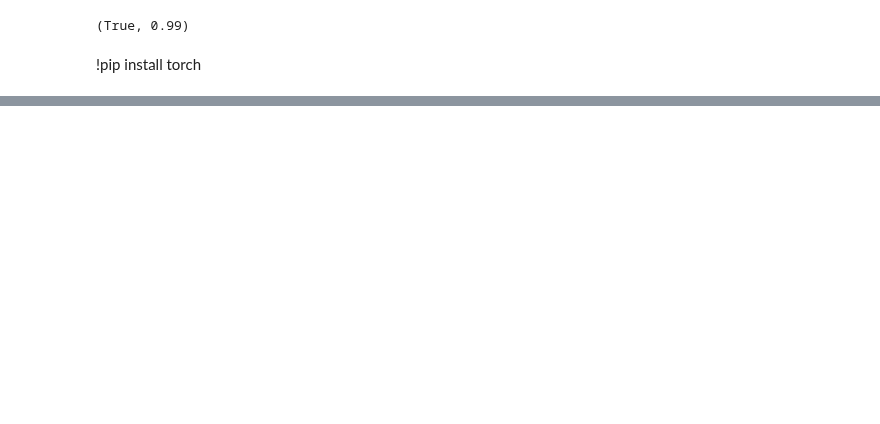
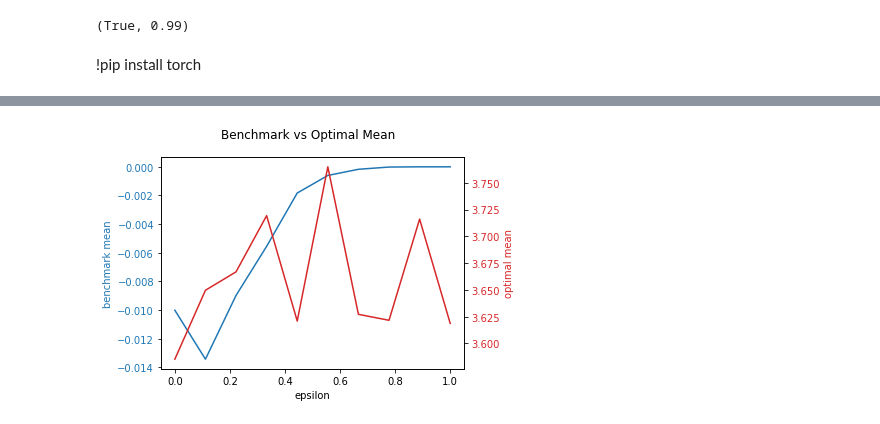
Before and after one commit to AdrienMathieu-eng/Nash-Equilibrium-, a Jupyter notebook: non_linear_BSDE_v2.ipynb, the cells around one changed output, grey strips where cells are left out. Cells and saved outputs as stored; diff of their text form; code cells hidden in the pictures; blank space fills up the shorter version.

```diff
--- a/non_linear_BSDE_v2.ipynb
+++ b/non_linear_BSDE_v2.ipynb
@@ -392,3 +407,29 @@ def PnL(nb_it = 100_000):
+# %%
+eps = np.linspace(0, 1, 10)
+mean_bench = []
+mean_opt = []
+for eps_bench in eps:
+    data_I, data_U, bench = PnL(eps_bench)
+    mean_bench.append(np.array(bench).mean())
+    mean_opt.append(np.array(data_I).mean())
+fig, ax1 = plt.subplots()
+color = 'tab:blue'
+ax1.set_xlabel('epsilon')
+ax1.set_ylabel('benchmark mean', color=color)
+ax1.plot(eps, mean_bench, color=color, label='benchmark mean')
+ax1.tick_params(axis='y', labelcolor=color)
+
+ax2 = ax1.twinx()
+color = 'tab:red'
+ax2.set_ylabel('optimal mean', color=color)
+ax2.plot(eps, mean_opt, color=color, label='optimal mean')
+ax2.tick_params(axis='y', labelcolor=color)
+
+fig.suptitle('Benchmark vs Optimal Mean')
+fig.tight_layout()
+plt.show()
+# %% [output]
+[figure, added]
 # %%
 #seed = 3645765
 #torch.manual_seed(seed)
```
Also changed, not shown: parts of 10 cells of this notebook.
